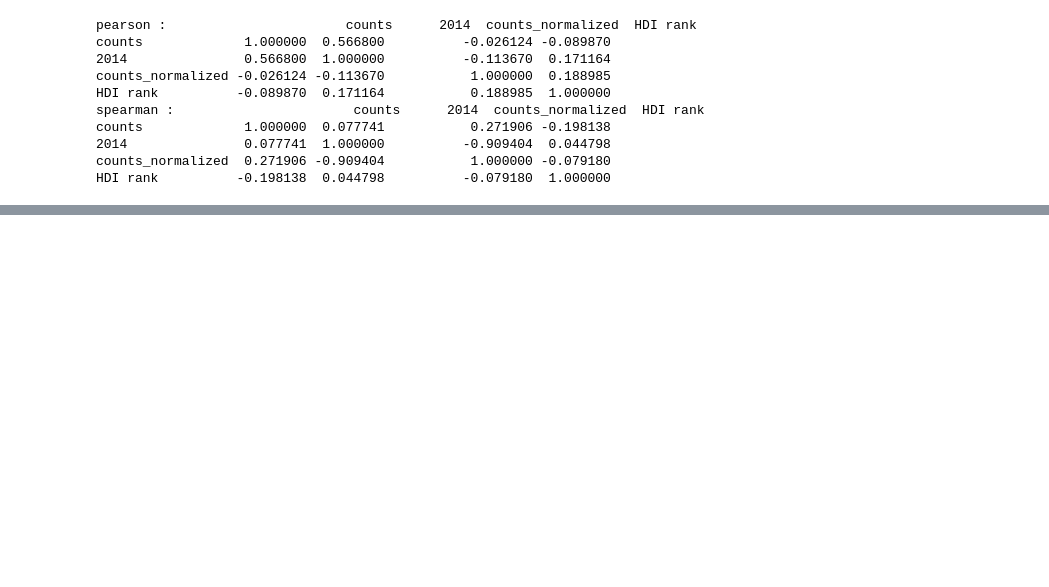
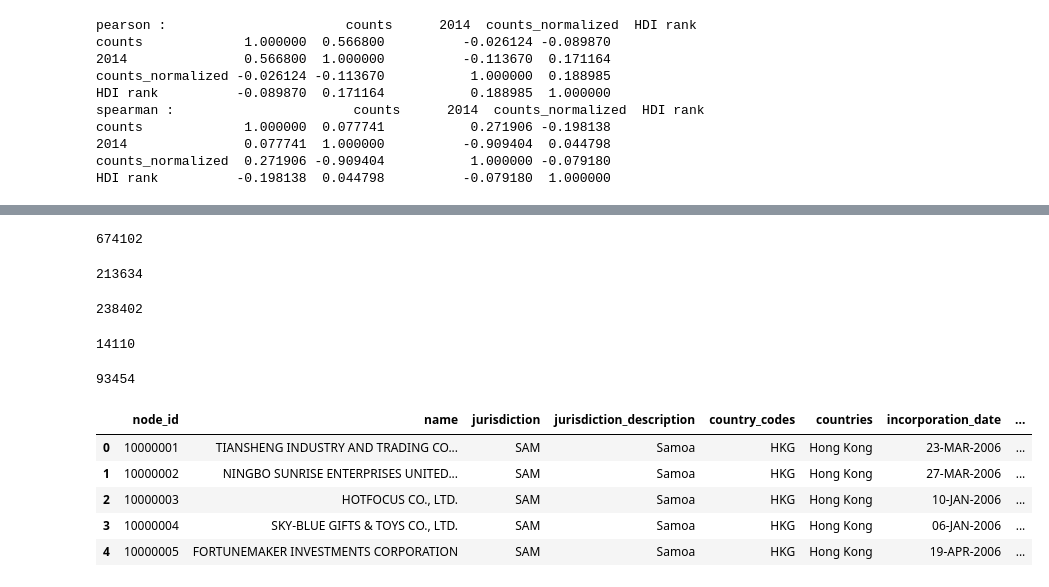
Before and after one commit to marikomakhm/ada-project, a Jupyter notebook: src/panama_papers_scatter.ipynb, the cells around one changed output, grey strips where cells are left out. Drawn from its saved outputs; the diff is of its cells as text; code cells hidden in the pictures; blank space fills up the shorter version.

```diff
--- a/src/panama_papers_scatter.ipynb
+++ b/src/panama_papers_scatter.ipynb
@@ -634,0 +585,29 @@ array([[<matplotlib.axes._subplots.AxesSubplot object at 0x...>]],
+# %%
+len(pp_edges)
+# %% [output]
+674102
+# %%
+len(pp_nodes_entity)
+# %% [output]
+213634
+# %%
+len(pp_nodes_officer)
+# %% [output]
+238402
+# %%
+len(pp_nodes_intermediary)
+# %% [output]
+14110
+# %%
+len(pp_nodes_address)
+# %% [output]
+93454
+# %%
+pp_nodes_entity.head()
+# %% [output]
+|  | node_id | name | jurisdiction | jurisdiction_description | country_codes | countries | incorporation_date | ... |
+| 0 | 10000001 | TIANSHENG INDUSTRY AND TRADING CO... | SAM | Samoa | HKG | Hong Kong | 23-MAR-2006 | ... |
+| 1 | 10000002 | NINGBO SUNRISE ENTERPRISES UNITED... | SAM | Samoa | HKG | Hong Kong | 27-MAR-2006 | ... |
+| 2 | 10000003 | HOTFOCUS CO., LTD. | SAM | Samoa | HKG | Hong Kong | 10-JAN-2006 | ... |
+| 3 | 10000004 | SKY-BLUE GIFTS & TOYS CO., LTD. | SAM | Samoa | HKG | Hong Kong | 06-JAN-2006 | ... |
+| 4 | 10000005 | FORTUNEMAKER INVESTMENTS CORPORATION | SAM | Samoa | HKG | Hong Kong | 19-APR-2006 | ... |
```
Also changed, not shown: parts of 10 cells of this notebook, 9 other files.
